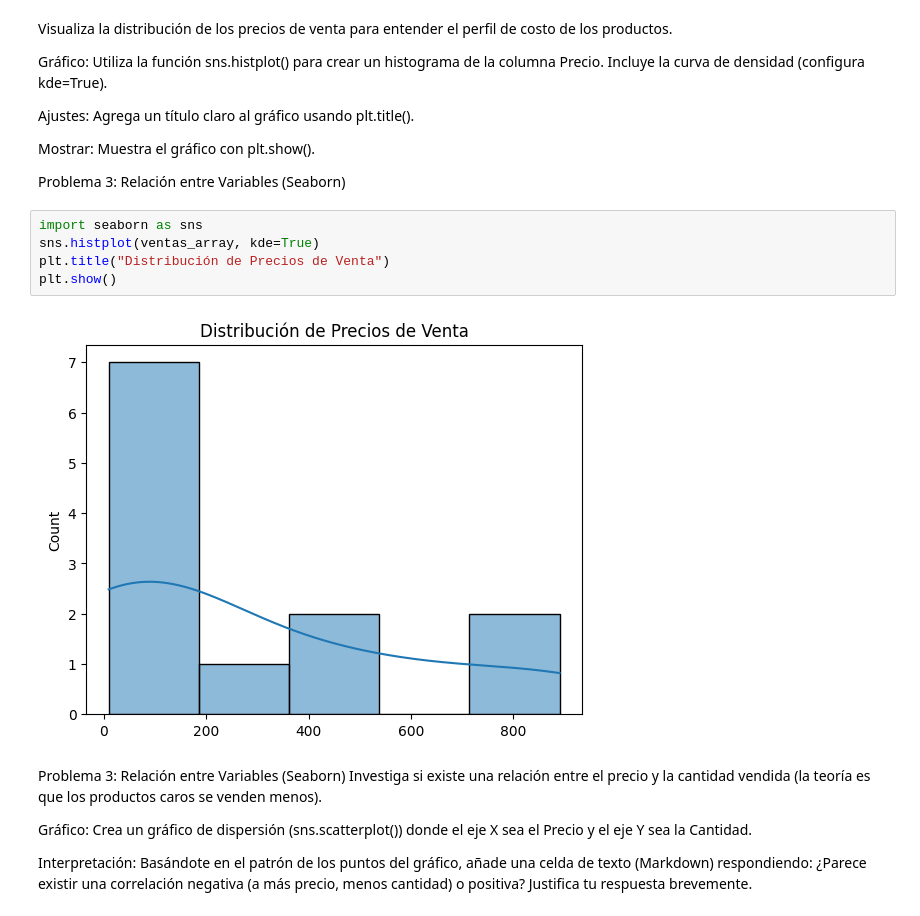
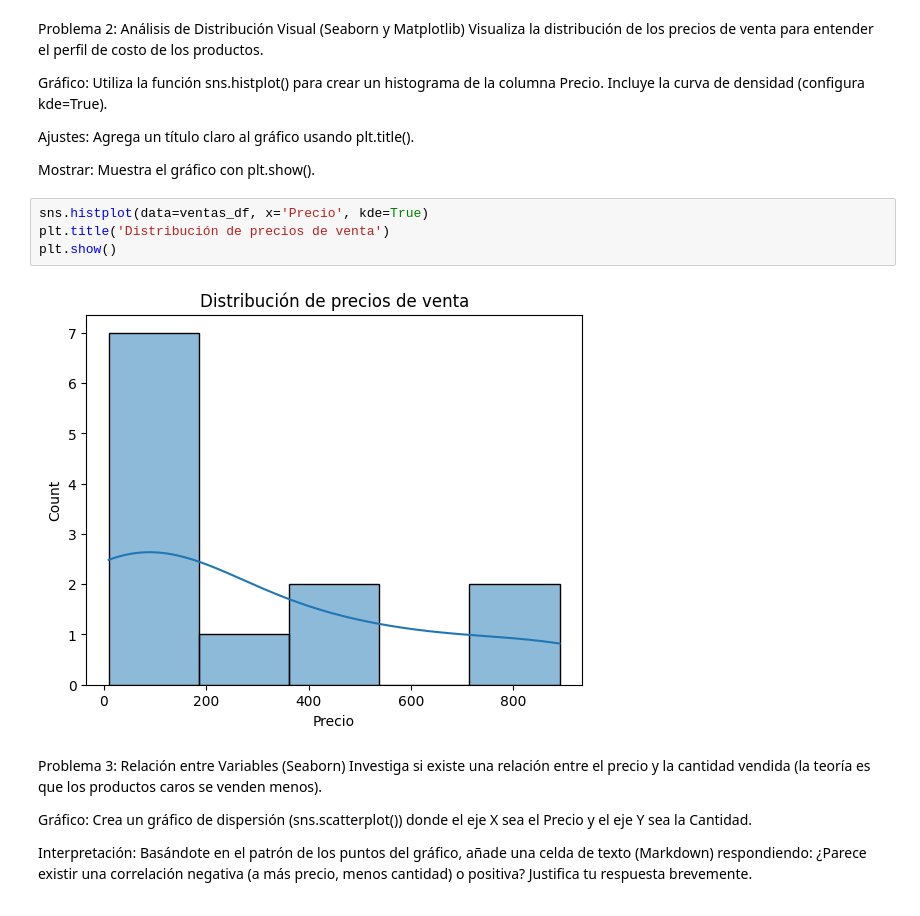
Before and after one commit to J-Arturo-Rivas/CDSeptiembre2025, a Jupyter notebook: sesion4.ipynb, the cells around one changed output. Saved outputs shown, nothing was run; the diff lists cells and outputs as text.

```diff
--- a/sesion4.ipynb
+++ b/sesion4.ipynb
@@ -39,4 +40,5 @@ DataFrame cargado y librerías listas.
 # %% [markdown]
+Problema 2: Análisis de Distribución Visual (Seaborn y Matplotlib)
 Visualiza la distribución de los precios de venta para entender el perfil de costo de los productos.
 
 Gráfico: Utiliza la función sns.histplot() para crear un histograma de la columna Precio. Incluye la curva de densidad (configura kde=True).
@@ -44,15 +46,12 @@ Gráfico: Utiliza la función sns.histplot() para crear un histograma de la colu
 Ajustes: Agrega un título claro al gráfico usando plt.title().
 
 Mostrar: Muestra el gráfico con plt.show().
-
-Problema 3: Relación entre Variables (Seaborn)
 # %%
-import seaborn as sns
-sns.histplot(ventas_array, kde=True)
-plt.title("Distribución de Precios de Venta")
+sns.histplot(data=ventas_df, x='Precio', kde=True)
+plt.title('Distribución de precios de venta')
 plt.show()
 # %% [output]
-[figure, old version]
+[figure, new version]
 # %% [markdown]
 Problema 3: Relación entre Variables (Seaborn)
 Investiga si existe una relación entre el precio y la cantidad vendida (la teoría es que los productos caros se venden menos).
```
Also changed, not shown: parts of 5 cells of this notebook.
